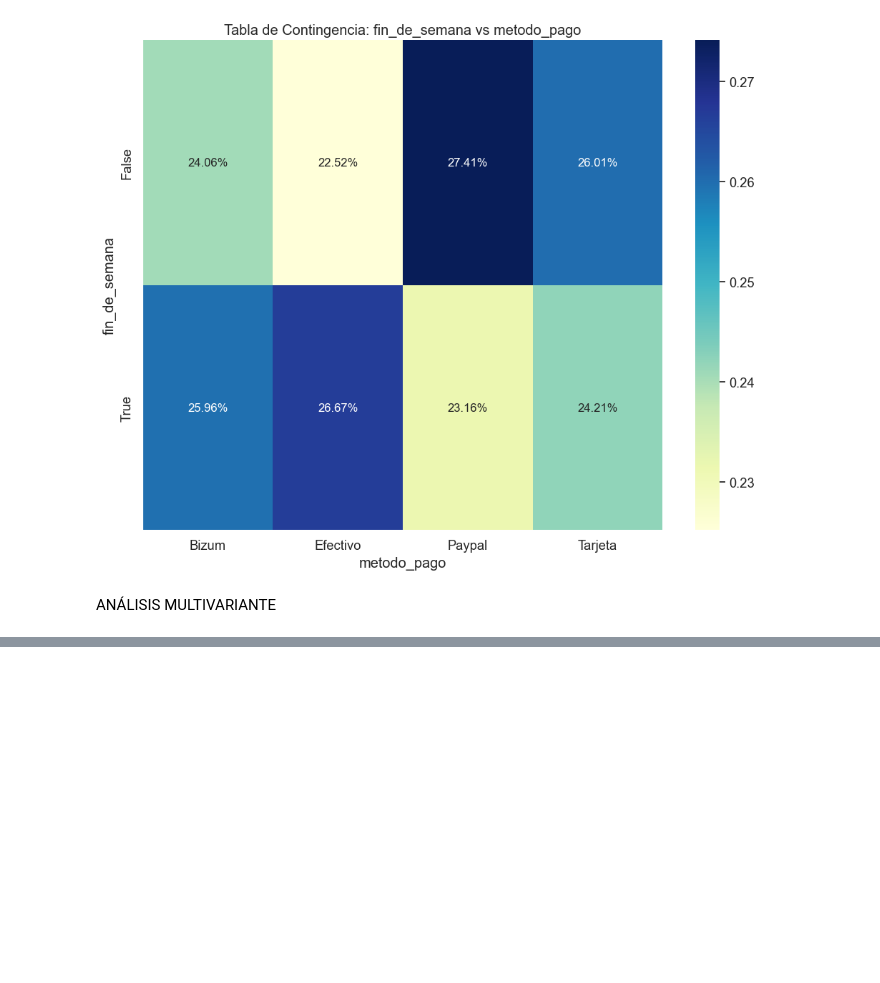
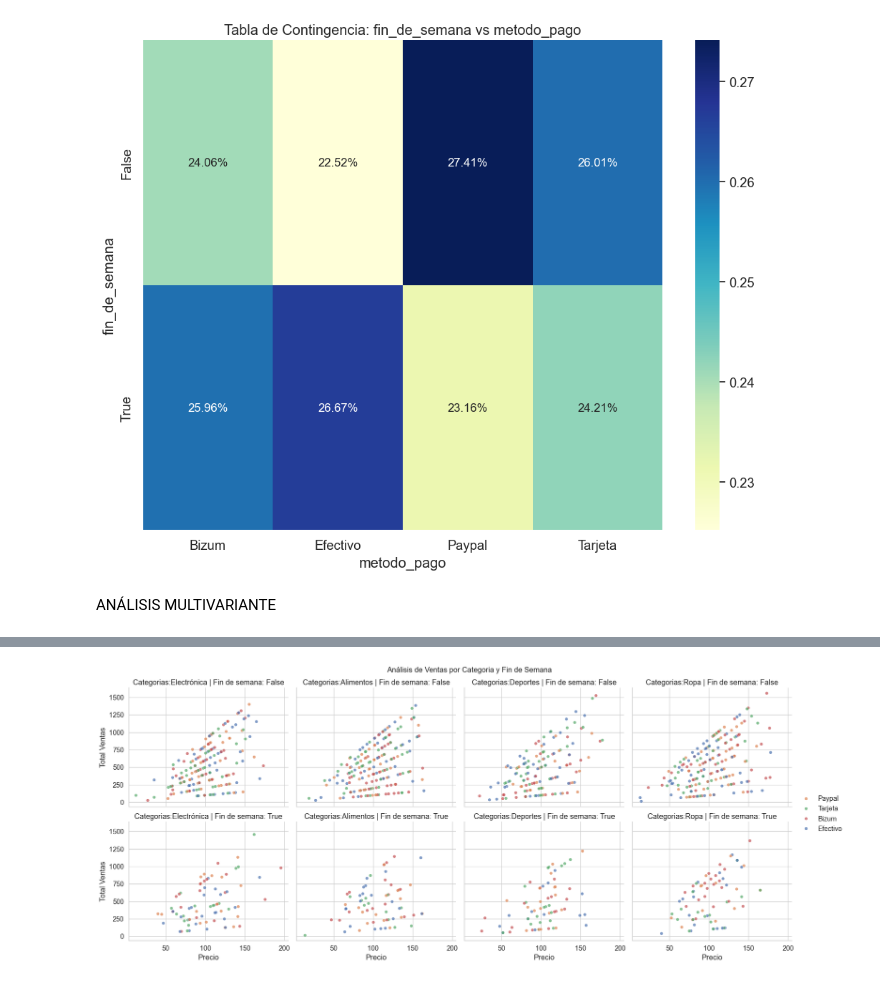
Before and after one commit to beyondAnalysIs/Exploratory-Data-Analysis-EDA, a Jupyter notebook: EDA.ipynb, the cells around one changed output, grey strips where cells are left out. Drawn from its saved outputs; the diff is of its cells as text; code cells hidden in the pictures; blank space fills up the shorter version.

```diff
--- a/EDA.ipynb
+++ b/EDA.ipynb
@@ -408,0 +425,12 @@ ANÁLISIS MULTIVARIANTE
+# %%
+#facetgrid para analisis de multiples variables
+g = sns.FacetGrid(ventas_df, col='categoria', row='fin_de_semana',height=4,aspect=1.2)
+g.map_dataframe(sns.scatterplot, x='precio', y='total_ventas', hue='metodo_pago', alpha=0.7)
+g.add_legend()
+g.set_axis_labels('Precio', 'Total Ventas')
+g.set_titles('Categorias:{col_name} | Fin de semana: {row_name}')
+plt.suptitle('Análisis de Ventas por Categoria y Fin de Semana', y=1.02)
+plt.tight_layout
+plt.show()
+# %% [output]
+[figure, added]
```
Also changed, not shown: parts of 2 cells of this notebook.
